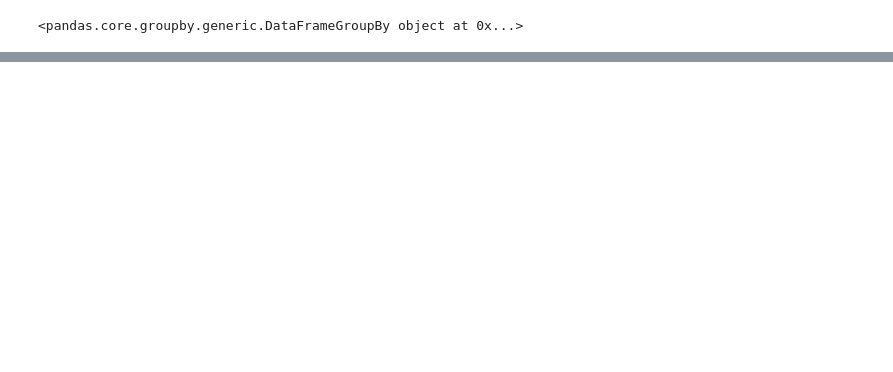
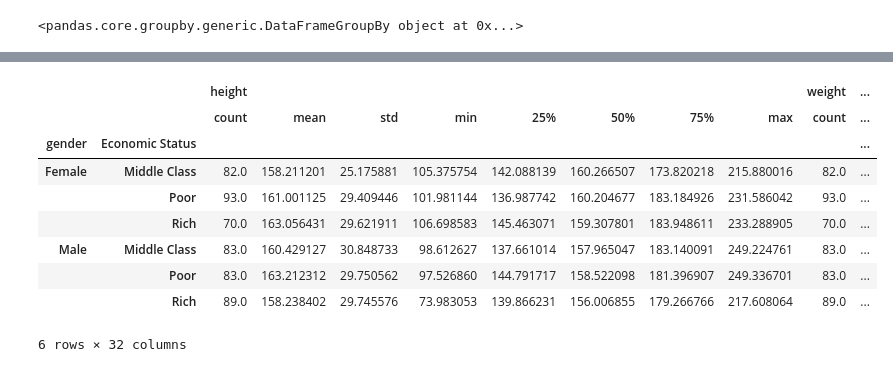
Before and after one commit to nastyc0de/curso_ml, a Jupyter notebook: T2 - 3 - Agrupación de datos.ipynb, the cells around one changed output, grey strips where cells are left out. Drawn from its saved outputs; the diff is of its cells as text; code cells hidden in the pictures; blank space fills up the shorter version.

```diff
--- a/T2 - 3 - Agrupación de datos.ipynb
+++ b/T2 - 3 - Agrupación de datos.ipynb
@@ -94,0 +130,13 @@ double_group.groups
+# %%
+double_group.describe()
+# %% [output]
+|  |  | height |  |  |  |  |  |  |  | weight | ... |
+|  |  | count | mean | std | min | 25% | 50% | 75% | max | count | ... |
+| gender | Economic Status |  |  |  |  |  |  |  |  |  | ... |
+| Female | Middle Class | 82.0 | 158.211201 | 25.175881 | 105.375754 | 142.088139 | 160.266507 | 173.820218 | 215.880016 | 82.0 | ... |
+|  | Poor | 93.0 | 161.001125 | 29.409446 | 101.981144 | 136.987742 | 160.204677 | 183.184926 | 231.586042 | 93.0 | ... |
+|  | Rich | 70.0 | 163.056431 | 29.621911 | 106.698583 | 145.463071 | 159.307801 | 183.948611 | 233.288905 | 70.0 | ... |
+| Male | Middle Class | 83.0 | 160.429127 | 30.848733 | 98.612627 | 137.661014 | 157.965047 | 183.140091 | 249.224761 | 83.0 | ... |
+|  | Poor | 83.0 | 163.212312 | 29.750562 | 97.526860 | 144.791717 | 158.522098 | 181.396907 | 249.336701 | 83.0 | ... |
+|  | Rich | 89.0 | 158.238402 | 29.745576 | 73.983053 | 139.866231 | 156.006855 | 179.266766 | 217.608064 | 89.0 | ... |
+6 rows × 32 columns
```
Also changed, not shown: parts of 30 cells of this notebook.
